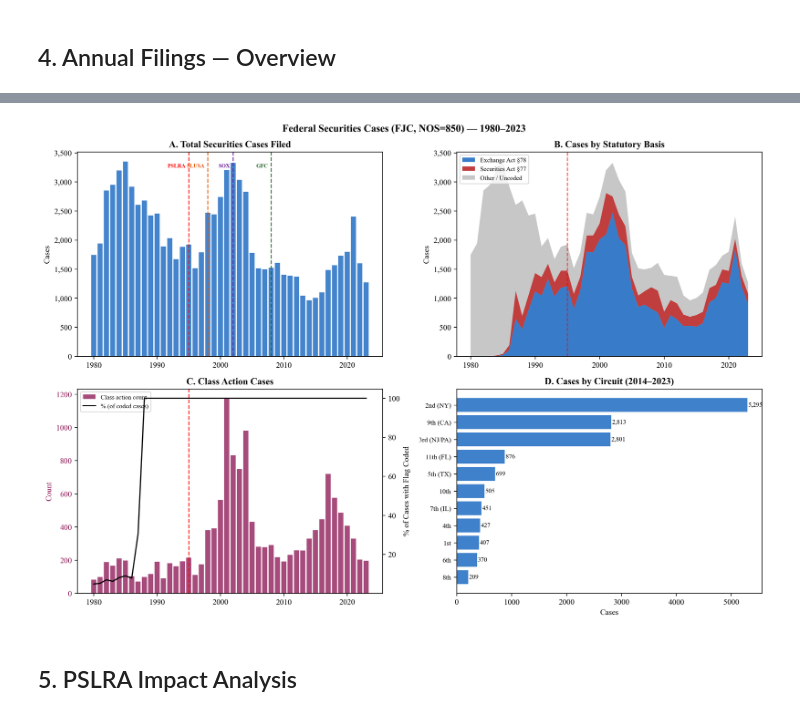
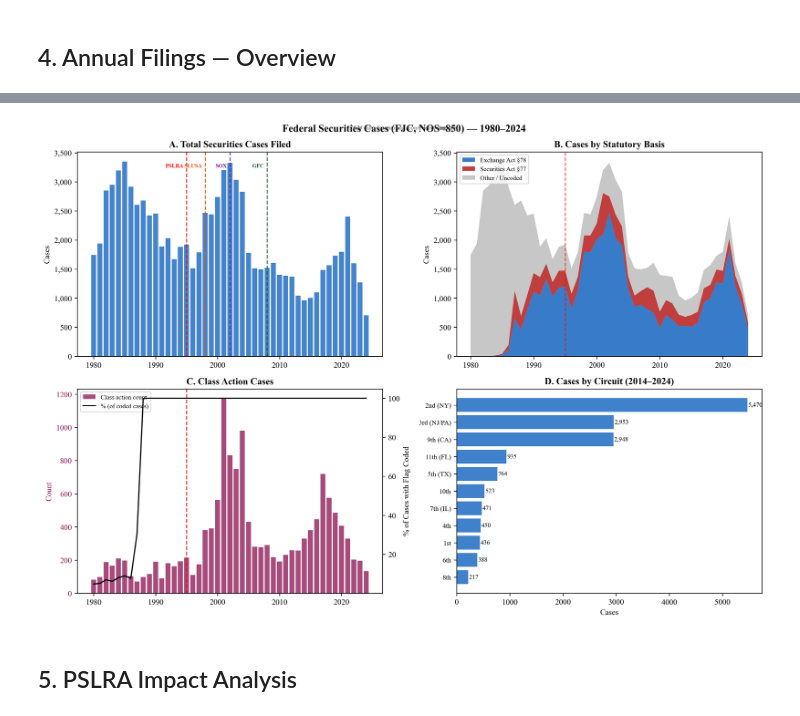
Before and after one commit to edwinhu/claude-plugins, a Jupyter notebook: skills/wrds/examples/fjc_eda.ipynb, the cells around one changed output, grey strips where cells are left out. Cells and saved outputs as stored; diff of their text form; code cells hidden in the pictures.

```diff
--- a/skills/wrds/examples/fjc_eda.ipynb
+++ b/skills/wrds/examples/fjc_eda.ipynb
@@ -222,8 +223,10 @@ print(annual.tail(10).to_string(index=False))
 import os
 
 fig, axes = plt.subplots(2, 2, figsize=(13, 9))
-fig.suptitle('Federal Securities Cases (FJC, NOS=850) — 1980–2023',
+fig.suptitle('Federal Securities Cases (FJC, NOS=850) — 1980–2024',
              fontsize=13, fontweight='bold')
+fig.text(0.5, 0.97, '2024 data incomplete (court reporting lag)',
+         ha='center', fontsize=8, color='#666666', style='italic')
 
 yr = annual['fileyear'].values
 EVENTS = [
@@ -265,37 +268,37 @@ ax = axes[1, 0]
 ax2 = ax.twinx()
 ax.bar(yr, annual['n_class_action'], color='#880E4F', alpha=0.75, width=0.8, label='Class action count')
 ax2.plot(annual['fileyear'], annual['ca_share'], color='black', linewidth=1.5, label='% (of coded cases)')
 ax.axvline(1995, color='red', linestyle='--', linewidth=1.3, alpha=0.85)
 ax.set_title('C. Class Action Cases', fontweight='bold')
 ax.set_ylabel('Count', color='#880E4F')
 ax2.set_ylabel('% of Cases with Flag Coded')
 ax.tick_params(axis='y', labelcolor='#880E4F')
 lines1, labels1 = ax.get_legend_handles_labels()
 lines2, labels2 = ax2.get_legend_handles_labels()
 ax.legend(lines1 + lines2, labels1 + labels2, fontsize=8, loc='upper left')
 
-# D: Circuit distribution (2014–2023)
+# D: Circuit distribution (2014–2024)
 ax = axes[1, 1]
 circuit_labels = {1:'1st',2:'2nd (NY)',3:'3rd (NJ/PA)',4:'4th',5:'5th (TX)',
                   6:'6th',7:'7th (IL)',8:'8th',9:'9th (CA)',10:'10th',11:'11th (FL)',12:'DC'}
-recent = df[df['fileyear'] >= 2014]
+recent = df[df['fileyear'].between(2014, 2024)]
 circ = recent[recent['circuit'].between(1, 12)].groupby('circuit').size().sort_values(ascending=True)
 labels_c = [circuit_labels.get(int(c), str(int(c))) for c in circ.index]
 ax.barh(range(len(labels_c)), circ.values, color='#1565C0', alpha=0.82)
 ax.set_yticks(range(len(labels_c)))
 ax.set_yticklabels(labels_c, fontsize=8.5)
-ax.set_title('D. Cases by Circuit (2014–2023)', fontweight='bold')
+ax.set_title('D. Cases by Circuit (2014–2024)', fontweight='bold')
 ax.set_xlabel('Cases')
 for i, v in enumerate(circ.values):
     ax.text(v + 15, i, f'{v:,}', va='center', fontsize=8)
 
 plt.tight_layout()
 out_path = os.path.expanduser('~/areas/secreg/output/fjc-plots/fjc_fig1_overview.png')
 os.makedirs(os.path.dirname(out_path), exist_ok=True)
 plt.savefig(out_path, dpi=300, bbox_inches='tight', facecolor='white')
 plt.show()
 # %% [output]
-[figure, old version]
+[figure, new version]
 # %% [markdown]
 ## 5. PSLRA Impact Analysis
 # %%
```
Also changed, not shown: parts of 13 cells of this notebook.
